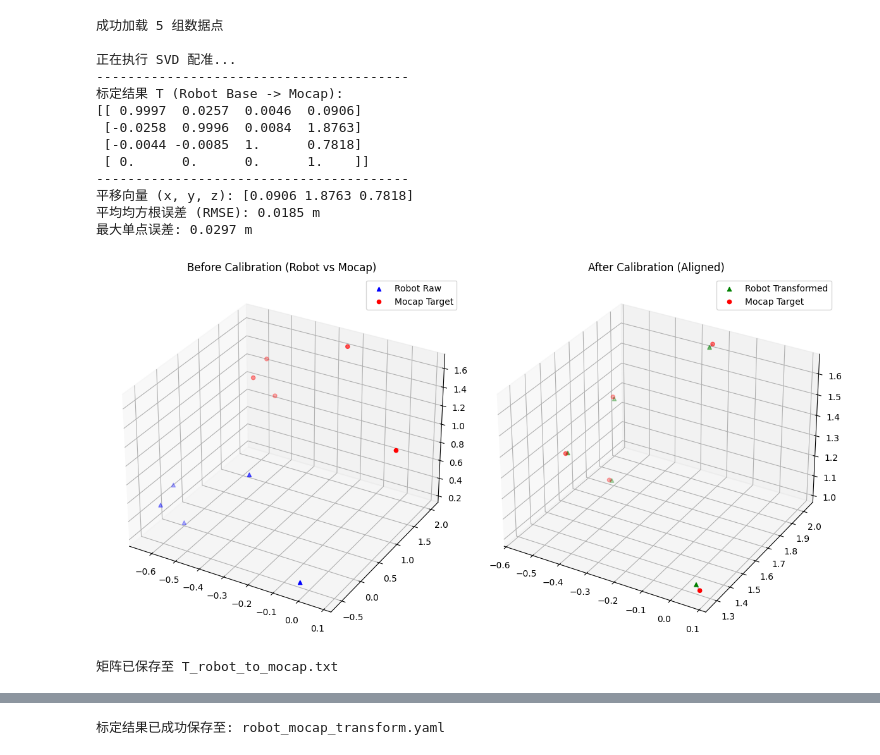
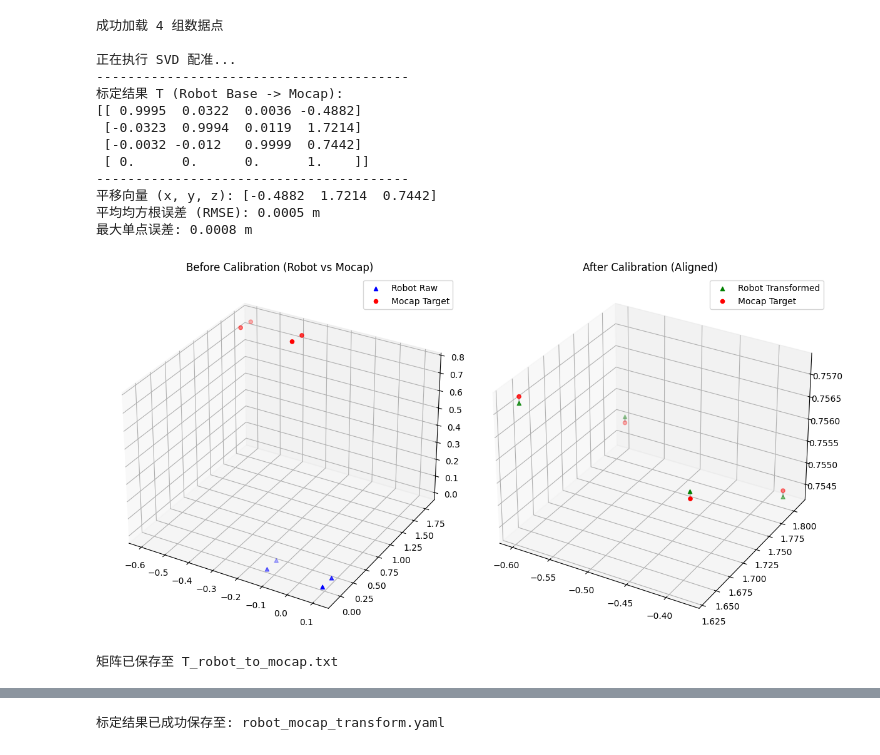
Before and after one commit to looooog0421/AFPController, a Jupyter notebook: src/il_capture/scripts/calib_sth&nokov.ipynb, the cells around one changed output, grey strips where cells are left out. Cells and saved outputs as stored; diff of their text form; code cells hidden in the pictures.

```diff
--- a/src/il_capture/scripts/calib_sth&nokov.ipynb
+++ b/src/il_capture/scripts/calib_sth&nokov.ipynb
@@ -127,7 +127,7 @@ class RigidBodyCalibration:
         plt.show()
 # %%
 if __name__ == "__main__":
-    CSV_FILE = "/home/lgx/Project/AFP/src/il_capture/data/calib_frange_nokov.csv"
+    CSV_FILE = "/home/lgx/Project/AFP/src/il_capture/data/calib_model_nokov.csv"
 
     # 1. 生成测试数据 (如果你有真实文件，可以注释掉这行)
     # create_dummy_csv(CSV_FILE)
@@ -144,41 +144,41 @@ if __name__ == "__main__":
 
         # 4. 计算变换矩阵 T_mocap_base
         # 公式: P_mocap = T * P_robot
         T_result = calib.solve_svd(pts_robot, pts_mocap)
 
         # 5. 评估结果
         rmse, errors, pts_trans = calib.evaluate(pts_robot, pts_mocap)
 
         print("-" * 40)
         print("标定结果 T (Robot Base -> Mocap):")
         np.set_printoptions(suppress=True, precision=4)
         print(T_result)
         print("-" * 40)
         print(f"平移向量 (x, y, z): {T_result[:3, 3]}")
         print(f"平均均方根误差 (RMSE): {rmse:.4f} m")
         print(f"最大单点误差: {np.max(errors):.4f} m")
 
         # 6. 可视化
         calib.visualize(pts_robot, pts_mocap, pts_trans)
 
         # 7. 保存矩阵
         np.savetxt("T_robot_to_mocap.txt", T_result, fmt='%.6f')
         print("矩阵已保存至 T_robot_to_mocap.txt")
 # %% [output]
-成功加载 5 组数据点
+成功加载 4 组数据点
 
 正在执行 SVD 配准...
 ----------------------------------------
 标定结果 T (Robot Base -> Mocap):
-[[ 0.9997  0.0257  0.0046  0.0906]
- [-0.0258  0.9996  0.0084  1.8763]
- [-0.0044 -0.0085  1.      0.7818]
+[[ 0.9995  0.0322  0.0036 -0.4882]
+ [-0.0323  0.9994  0.0119  1.7214]
+ [-0.0032 -0.012   0.9999  0.7442]
  [ 0.      0.      0.      1.    ]]
 ----------------------------------------
-平移向量 (x, y, z): [0.0906 1.8763 0.7818]
-平均均方根误差 (RMSE): 0.0185 m
-最大单点误差: 0.0297 m
+平移向量 (x, y, z): [-0.4882  1.7214  0.7442]
+平均均方根误差 (RMSE): 0.0005 m
+最大单点误差: 0.0008 m
-[figure, old version]
+[figure, new version]
 矩阵已保存至 T_robot_to_mocap.txt
 # %%
 import matplotlib.pyplot as plt
```
Also changed, not shown: parts of 1 cell of this notebook, 10 other files.
